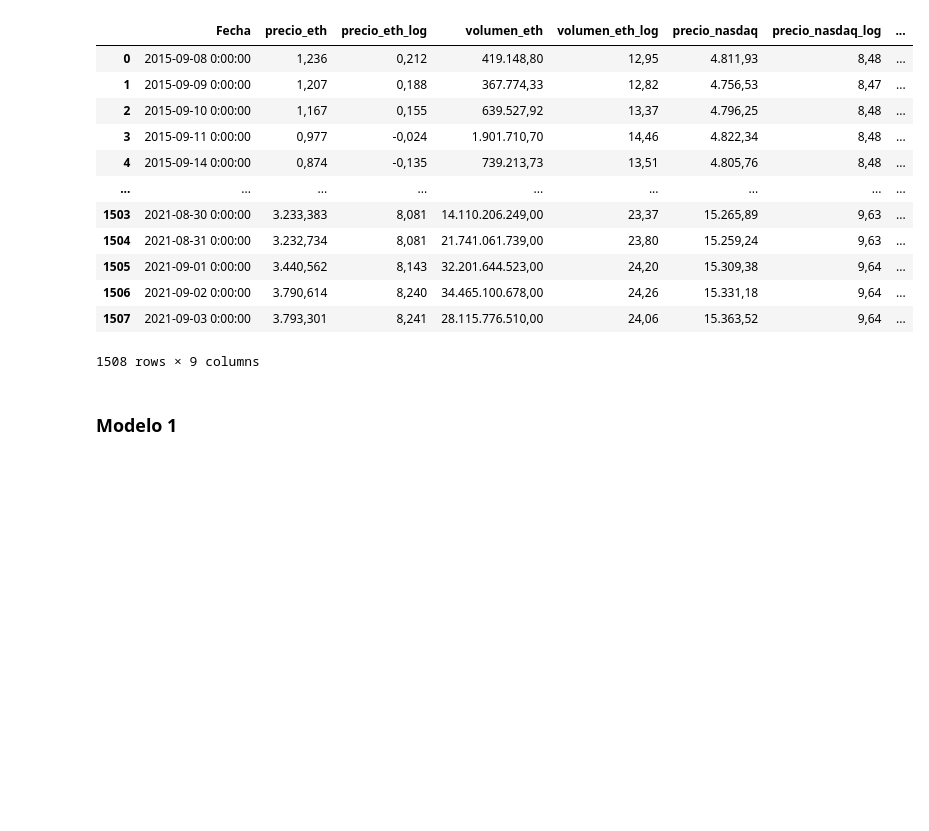
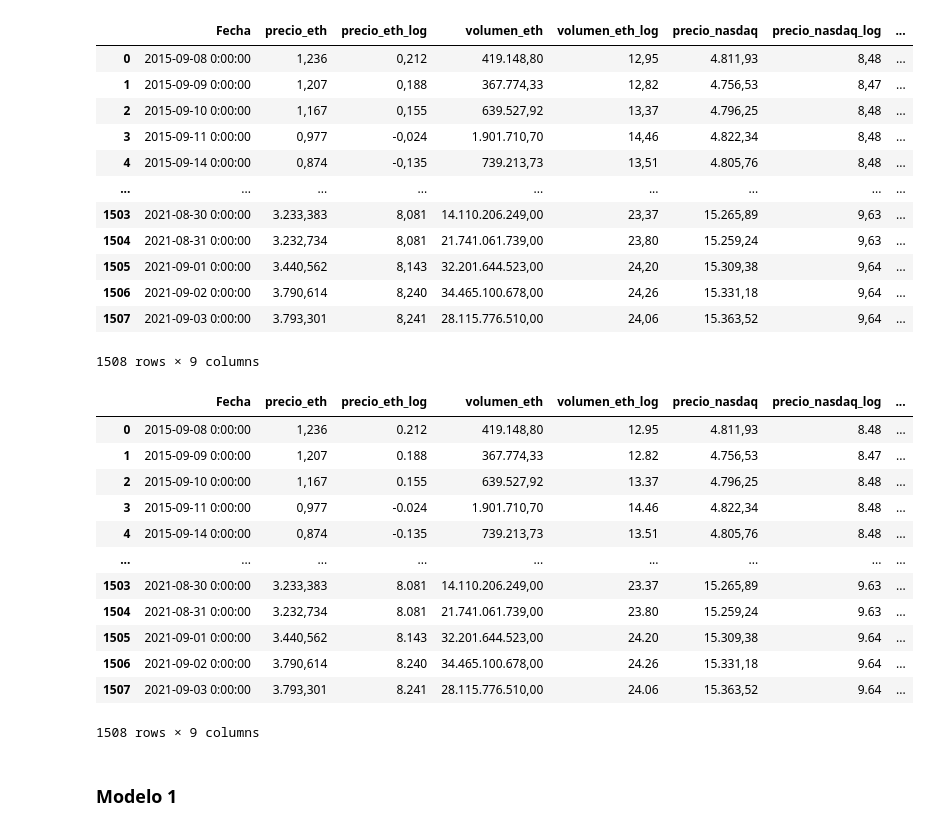
Before and after one commit to byKriz/Tesis-UCAB---Calculos, a Jupyter notebook: calculos.ipynb, the cells around one changed output. Cells and saved outputs as stored; diff of their text form; code cells hidden in the pictures; blank space fills up the shorter version.

```diff
--- a/calculos.ipynb
+++ b/calculos.ipynb
@@ -426,5 +426,33 @@ class DF_LOG(DFV):
     VE_LOG = "volumen_eth_log"
     PN_LOG = "precio_nasdaq_log"
     VN_LOG = "volumen_nasdaq_log"
+# %%
+# Quitando la coma
+df_log[DF_LOG.PE_LOG] = df_log[DF_LOG.PE_LOG].str.replace(',','.')
+df_log[DF_LOG.VE_LOG] = df_log[DF_LOG.VE_LOG].str.replace(',','.')
+df_log[DF_LOG.PN_LOG] = df_log[DF_LOG.PN_LOG].str.replace(',','.')
+df_log[DF_LOG.VN_LOG] = df_log[DF_LOG.VN_LOG].str.replace(',','.')
+
+# Convirtiendo los valores en numeros
+df_log[DF_LOG.PE_LOG] = pd.to_numeric(df_log[DF_LOG.PE_LOG])
+df_log[DF_LOG.VE_LOG] = pd.to_numeric(df_log[DF_LOG.VE_LOG])
+df_log[DF_LOG.PN_LOG] = pd.to_numeric(df_log[DF_LOG.PN_LOG])
+df_log[DF_LOG.VN_LOG] = pd.to_numeric(df_log[DF_LOG.VN_LOG])
+# %%
+df_log
+# %% [output]
+|  | Fecha | precio_eth | precio_eth_log | volumen_eth | volumen_eth_log | precio_nasdaq | precio_nasdaq_log | ... |
+| 0 | 2015-09-08 0:00:00 | 1,236 | 0.212 | 419.148,80 | 12.95 | 4.811,93 | 8.48 | ... |
+| 1 | 2015-09-09 0:00:00 | 1,207 | 0.188 | 367.774,33 | 12.82 | 4.756,53 | 8.47 | ... |
+| 2 | 2015-09-10 0:00:00 | 1,167 | 0.155 | 639.527,92 | 13.37 | 4.796,25 | 8.48 | ... |
+| 3 | 2015-09-11 0:00:00 | 0,977 | -0.024 | 1.901.710,70 | 14.46 | 4.822,34 | 8.48 | ... |
+| 4 | 2015-09-14 0:00:00 | 0,874 | -0.135 | 739.213,73 | 13.51 | 4.805,76 | 8.48 | ... |
+| ... | ... | ... | ... | ... | ... | ... | ... | ... |
+| 1503 | 2021-08-30 0:00:00 | 3.233,383 | 8.081 | 14.110.206.249,00 | 23.37 | 15.265,89 | 9.63 | ... |
+| 1504 | 2021-08-31 0:00:00 | 3.232,734 | 8.081 | 21.741.061.739,00 | 23.80 | 15.259,24 | 9.63 | ... |
+| 1505 | 2021-09-01 0:00:00 | 3.440,562 | 8.143 | 32.201.644.523,00 | 24.20 | 15.309,38 | 9.64 | ... |
+| 1506 | 2021-09-02 0:00:00 | 3.790,614 | 8.240 | 34.465.100.678,00 | 24.26 | 15.331,18 | 9.64 | ... |
+| 1507 | 2021-09-03 0:00:00 | 3.793,301 | 8.241 | 28.115.776.510,00 | 24.06 | 15.363,52 | 9.64 | ... |
+1508 rows × 9 columns
 # %% [markdown]
 ### Modelo 1
```
Also changed, not shown: parts of 9 cells of this notebook.
